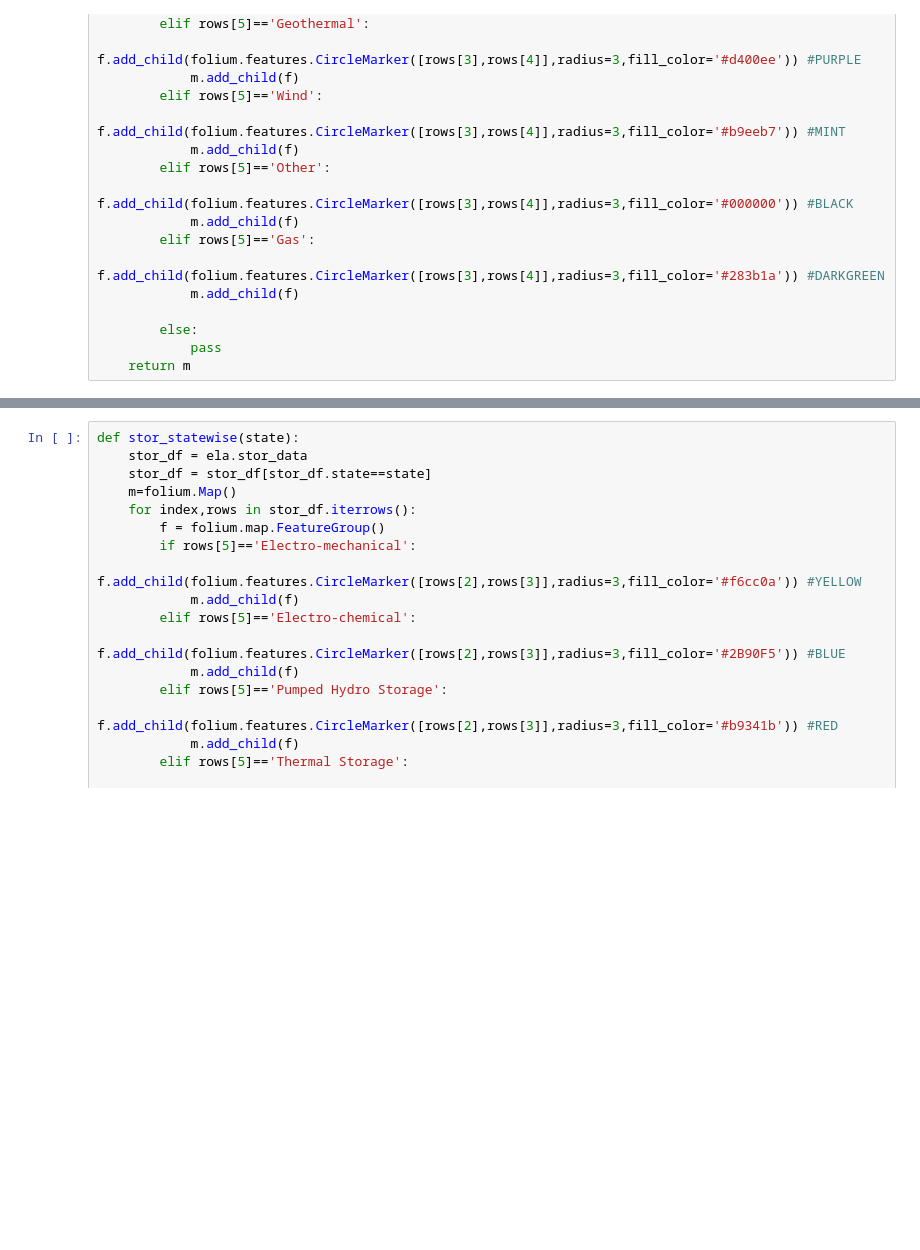
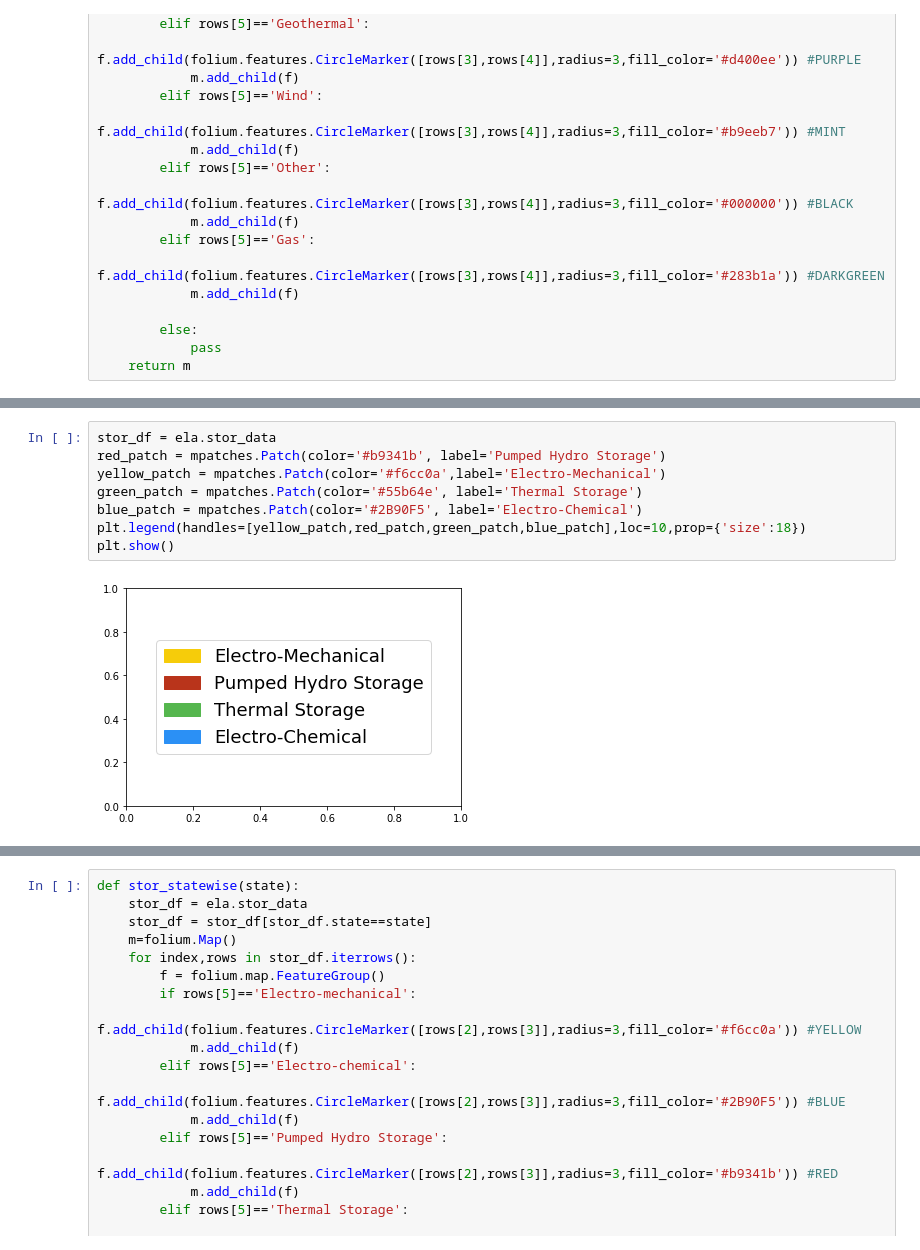
Before and after one commit to DIRECT-Energy-Storage/ELA, a Jupyter notebook: folium .ipynb, the cells around one changed output, grey strips where cells are left out. Saved outputs shown, nothing was run; the diff lists cells and outputs as text; blank space fills up the shorter version.

Commit message:
second legend

```diff
--- a/folium .ipynb
+++ b/folium .ipynb
@@ -96,0 +75,10 @@ stor_df
+# %%
+stor_df = ela.stor_data
+red_patch = mpatches.Patch(color='#b9341b', label='Pumped Hydro Storage')
+yellow_patch = mpatches.Patch(color='#f6cc0a',label='Electro-Mechanical')
+green_patch = mpatches.Patch(color='#55b64e', label='Thermal Storage')
+blue_patch = mpatches.Patch(color='#2B90F5', label='Electro-Chemical')
+plt.legend(handles=[yellow_patch,red_patch,green_patch,blue_patch],loc=10,prop={'size':18})
+plt.show()
+# %% [output]
+[figure, added]
```
Also changed, not shown: parts of 2 cells of this notebook.
